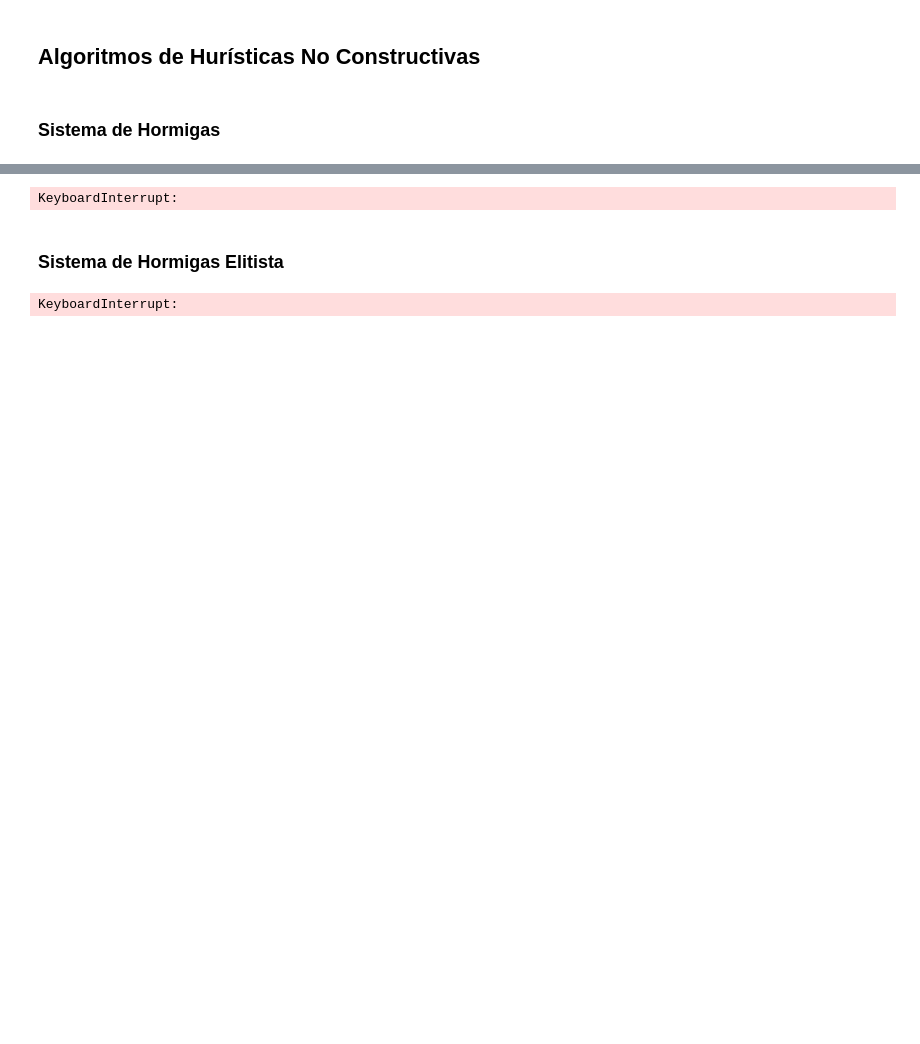
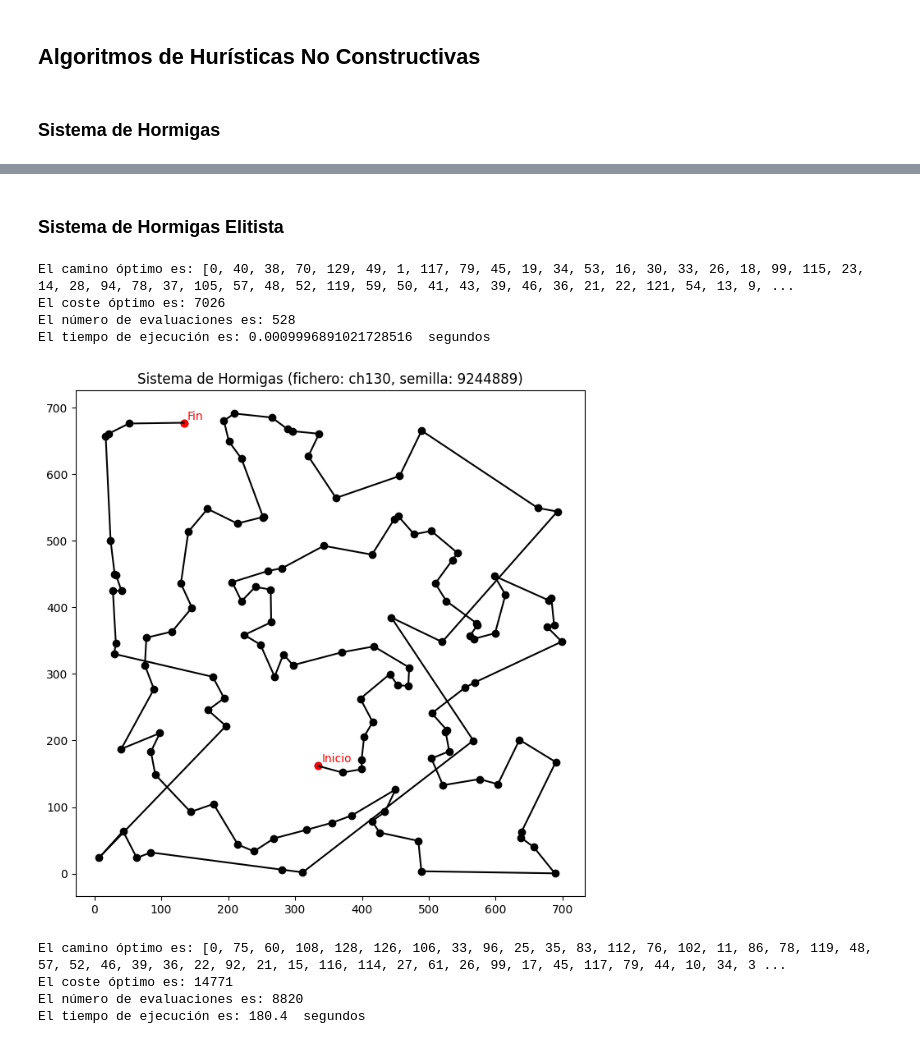
Before and after one commit to GrunCrow/Optimization_Solar_Plant, a Jupyter notebook: 4_Ant_Colony/4_ant_colony.ipynb, the cells around one changed output, grey strips where cells are left out. Saved outputs shown, nothing was run; the diff lists cells and outputs as text; code cells hidden in the pictures; blank space fills up the shorter version.

```diff
--- a/4_Ant_Colony/4_ant_colony.ipynb
+++ b/4_Ant_Colony/4_ant_colony.ipynb
@@ -276,7 +282,7 @@ def sistema_hormigas(datos_ciudades, distancias, num_hormigas = 30, tiempo_limit
     tiempo_limite = float(tiempo_limite)
     tiempo_ejecucion_segundos= 0.0
 
-    barra_progreso = tqdm(total=tiempo_limite, leave=True, position=0, unit='s')  # Creamos la barra de progreso
+    barra_progreso = tqdm(total=tiempo_limite, leave=True, unit='s')  # Creamos la barra de progreso
 
     while tiempo_ejecucion_segundos < tiempo_limite:
         tiempo_inicio = time.time()
@@ -372,5 +372,5 @@ El tiempo de ejecución es: 180.23  segundos
 # %%
-fichero_name = "a280"
+'''fichero_name = "a280"
 fichero = 'tsp/' + fichero_name + '.tsp'
 datos_ciudades = cargar_datos(fichero)
 distancias = calcular_distancias(datos_ciudades)
@@ -393,9 +393,7 @@ print("El camino óptimo es:", path_optimo)
 print("El coste óptimo es:", coste_optimo)
 print("El número de evaluaciones es:", evaluaciones)
 print("El tiempo de ejecución es:", tiempo_ejecucion_segundos)
-representar_mapa(datos_ciudades, path_optimo, algorithm_name=sh_name, fichero_name=fichero_name)
+representar_mapa(datos_ciudades, path_optimo, algorithm_name=sh_name, fichero_name=fichero_name)'''
-# %% [output]
-KeyboardInterrupt:
 # %% [markdown]
 ### Sistema de Hormigas Elitista
 # %%
@@ -413,7 +411,7 @@ def sistema_hormigas_elitista(datos_ciudades, distancias, num_hormigas = 30, tie
     tiempo_limite = float(tiempo_limite)
     tiempo_ejecucion_segundos= 0.0
 
-    barra_progreso = tqdm(total=tiempo_limite, leave=True, position=0, unit='s')  # Creamos la barra de progreso
+    barra_progreso = tqdm(total=tiempo_limite, leave=True, unit='s')  # Creamos la barra de progreso
 
     while tiempo_ejecucion_segundos < tiempo_limite:
         tiempo_inicio = time.time()
@@ -487,7 +485,7 @@ def sistema_hormigas_elitista(datos_ciudades, distancias, num_hormigas = 30, tie
 
     return path_optimo, coste_optimo, evaluaciones, round(tiempo_ejecucion_segundos, 2)
 # %%
-fichero_name = "ch130"
+'''fichero_name = "ch130"
 fichero = 'tsp/' + fichero_name + '.tsp'
 datos_ciudades = cargar_datos(fichero)
 distancias = calcular_distancias(datos_ciudades)
@@ -510,7 +508,5 @@ print("El camino óptimo es:", path_optimo)
 print("El coste óptimo es:", coste_optimo)
 print("El número de evaluaciones es:", evaluaciones)
 print("El tiempo de ejecución es:", tiempo_ejecucion_segundos, " segundos")
-representar_mapa(datos_ciudades, path_optimo, algorithm_name=sh_name, fichero_name=fichero_name)
+representar_mapa(datos_ciudades, path_optimo, algorithm_name=sh_name, fichero_name=fichero_name)'''
-# %% [output]
-KeyboardInterrupt:
 # %%
@@ -552,3 +566,34 @@ def comparar_algoritmos(fichero_name, semillas, num_hormigas = 30, tiempo_limite
         for elem in fila[1:]:
             print('{:^10}'.format(elem), end='|')
         print()
+# %%
+fichero_name = "ch130"
+fichero = 'tsp/' + fichero_name + '.tsp'
+datos_ciudades = cargar_datos(fichero)
+distancias = calcular_distancias(datos_ciudades)
+
+num_hormigas = n_hormigas
+tiempo_limite = tiempo_max_c130
+a = alpha
+b = beta
+rho = parametro_evaporacion
+
+n = len(datos_ciudades)
+L = coste_greedy_c130
+cantidad_feronoma_0 = 1 / (n * L)
+
+f0 = cantidad_feronoma_0
+
+tam_elite = n_elitistas
+
+comparar_algoritmos(fichero_name, semillas, num_hormigas=num_hormigas, tiempo_limite=tiempo_limite, alpha=a, beta=b, rho=rho, f0=cantidad_feronoma_0, n_elitistas=tam_elite)
+# %% [output]
+El camino óptimo es: [0, 40, 38, 70, 129, 49, 1, 117, 79, 45, 19, 34, 53, 16, 30, 33, 26, 18, 99, 115, 23, 14, 28, 94, 78, 37, 105, 57, 48, 52, 119, 59, 50, 41, 43, 39, 46, 36, 21, 22, 121, 54, 13, 9, ...
+El coste óptimo es: 7026
+El número de evaluaciones es: 528
+El tiempo de ejecución es: 0.0009996891021728516  segundos
+[figure, added]
+El camino óptimo es: [0, 75, 60, 108, 128, 126, 106, 33, 96, 25, 35, 83, 112, 76, 102, 11, 86, 78, 119, 48, 57, 52, 46, 39, 36, 22, 92, 21, 15, 116, 114, 27, 61, 26, 99, 17, 45, 117, 79, 44, 10, 34, 3 ...
+El coste óptimo es: 14771
+El número de evaluaciones es: 8820
+El tiempo de ejecución es: 180.4  segundos
```
Also changed, not shown: parts of 9 cells of this notebook, 5 other files.
